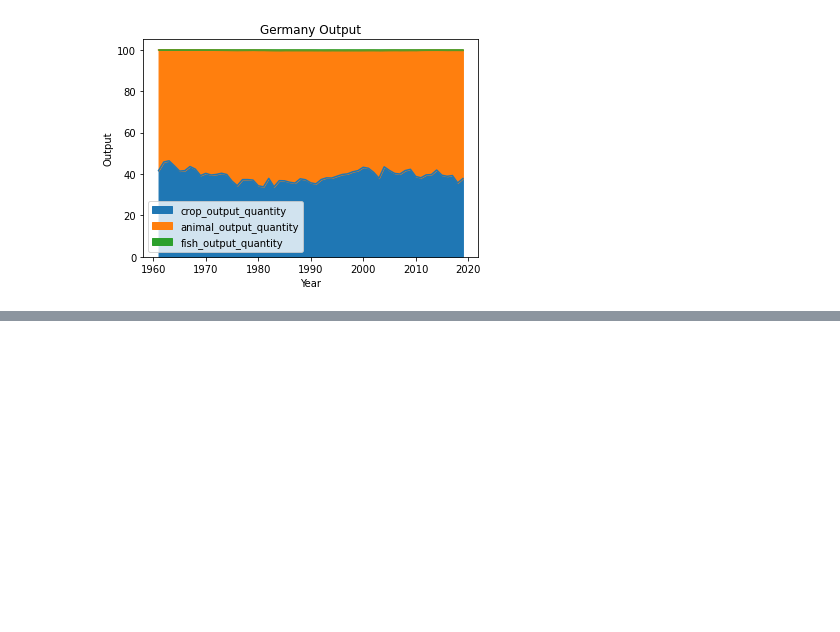
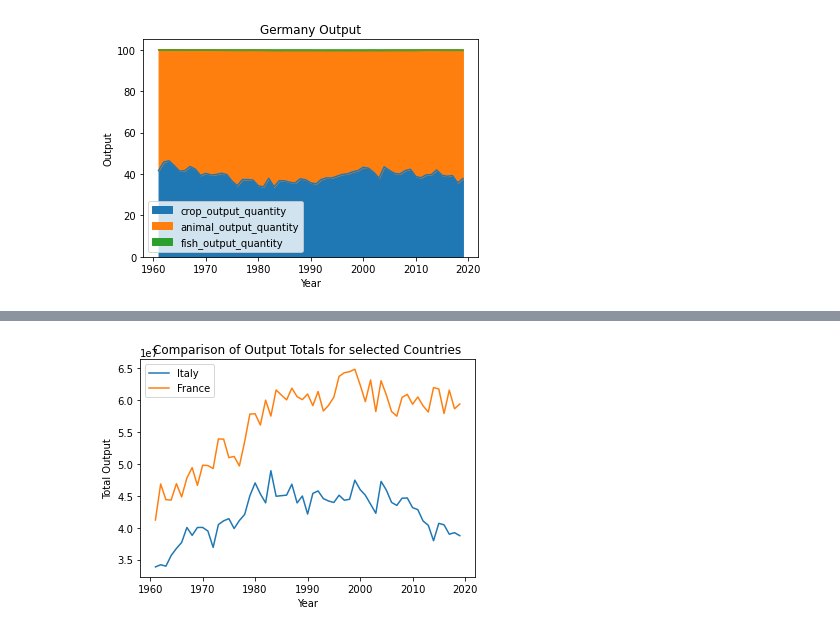
Before and after one commit to annaziegert/agriculture_production_nova, a Jupyter notebook: test_notebook.ipynb, the cells around one changed output, grey strips where cells are left out. Drawn from its saved outputs; the diff is of its cells as text; code cells hidden in the pictures; blank space fills up the shorter version.

```diff
--- a/test_notebook.ipynb
+++ b/test_notebook.ipynb
@@ -290,0 +308,4 @@ Group22.__gapminder__(agr_data, 1990)
+# %%
+Group22.compare_output_countries(agr_data, agr_data.my_df, ['Italy', 'France'])
+# %% [output]
+[figure, added]
```
Also changed, not shown: parts of 3 cells of this notebook, 1 other file.
